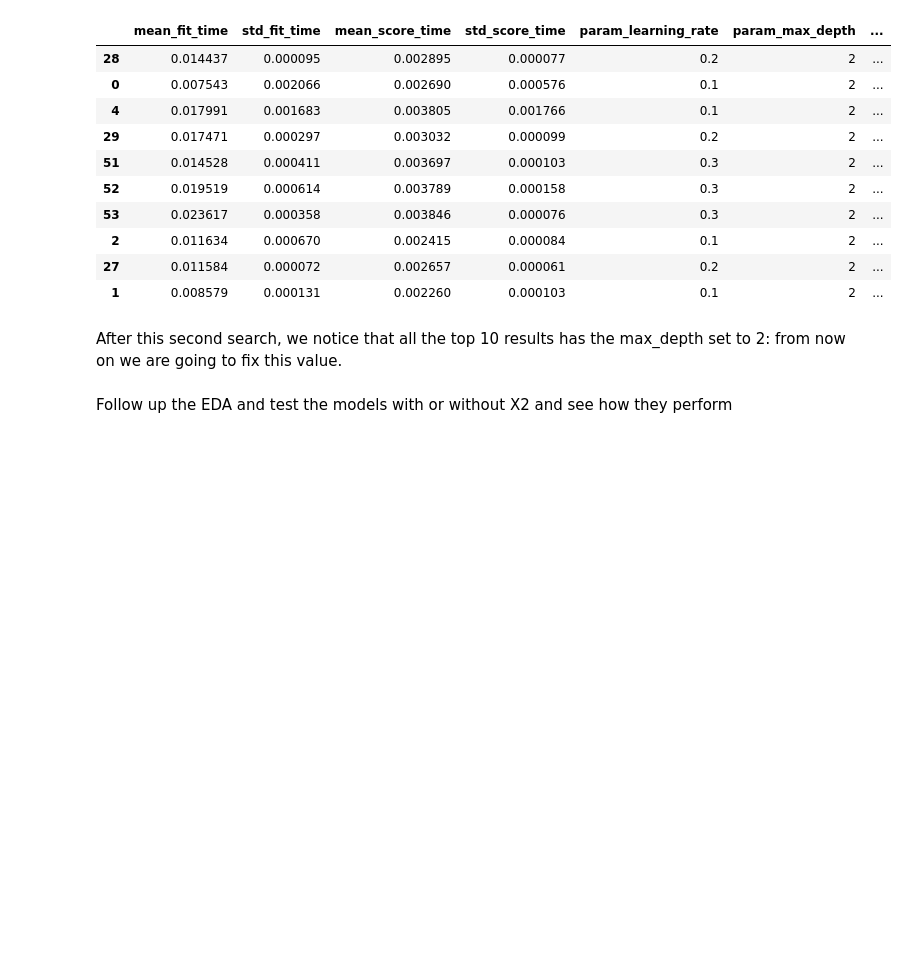
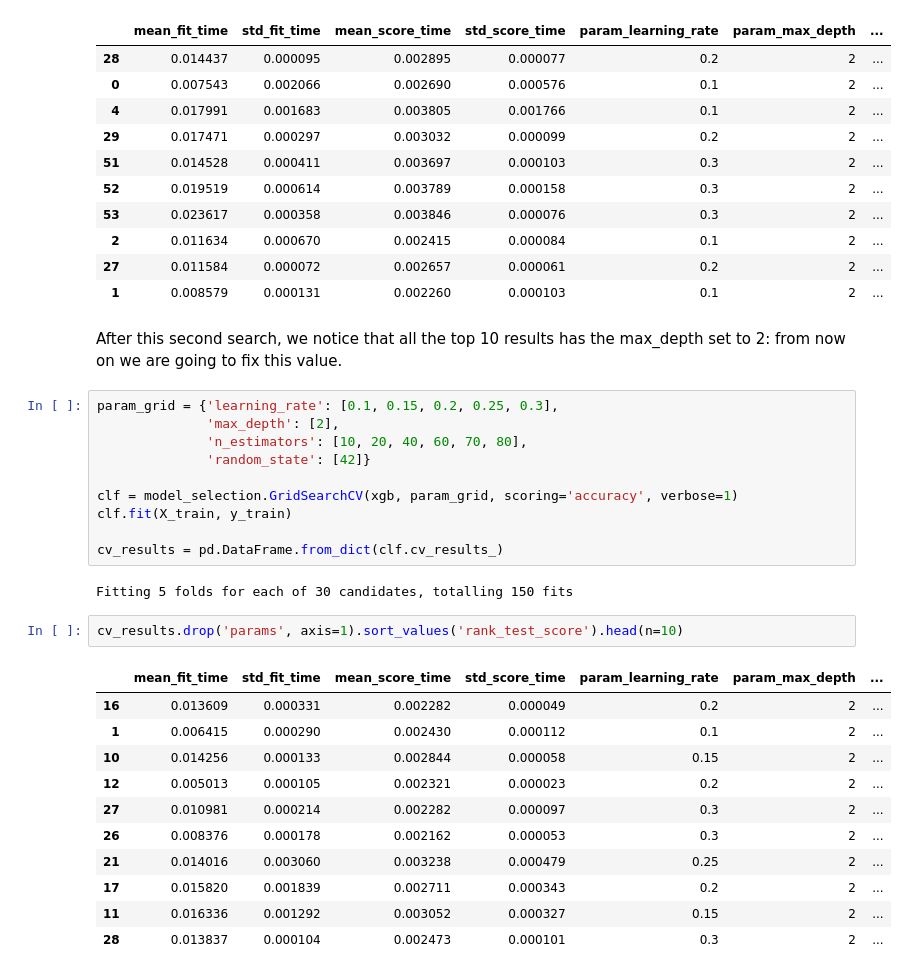
Before and after one commit to Ilvecho/Happy-Customers, a Jupyter notebook: Notebook_for_dev.ipynb, the cells around one changed output. Drawn from its saved outputs; the diff is of its cells as text; blank space fills up the shorter version.

```diff
--- a/Notebook_for_dev.ipynb
+++ b/Notebook_for_dev.ipynb
@@ -613,5 +548,29 @@ cv_results.drop('params', axis=1).sort_values('rank_test_score').head(n=10)
 | 1 | 0.008579 | 0.000131 | 0.002260 | 0.000103 | 0.1 | 2 | ... |
 # %% [markdown]
 After this second search, we notice that all the top 10 results has the max_depth set to 2: from now on we are going to fix this value.
-# %% [markdown]
-Follow up the EDA and test the models with or without X2 and see how they perform
+# %%
+param_grid = {'learning_rate': [0.1, 0.15, 0.2, 0.25, 0.3],
+              'max_depth': [2],
+              'n_estimators': [10, 20, 40, 60, 70, 80],
+              'random_state': [42]}
+
+clf = model_selection.GridSearchCV(xgb, param_grid, scoring='accuracy', verbose=1)
+clf.fit(X_train, y_train)
+
+cv_results = pd.DataFrame.from_dict(clf.cv_results_)
+# %% [output]
+Fitting 5 folds for each of 30 candidates, totalling 150 fits
+# %%
+cv_results.drop('params', axis=1).sort_values('rank_test_score').head(n=10)
+# %% [output]
+|  | mean_fit_time | std_fit_time | mean_score_time | std_score_time | param_learning_rate | param_max_depth | ... |
+| 16 | 0.013609 | 0.000331 | 0.002282 | 0.000049 | 0.2 | 2 | ... |
+| 1 | 0.006415 | 0.000290 | 0.002430 | 0.000112 | 0.1 | 2 | ... |
+| 10 | 0.014256 | 0.000133 | 0.002844 | 0.000058 | 0.15 | 2 | ... |
+| 12 | 0.005013 | 0.000105 | 0.002321 | 0.000023 | 0.2 | 2 | ... |
+| 27 | 0.010981 | 0.000214 | 0.002282 | 0.000097 | 0.3 | 2 | ... |
+| 26 | 0.008376 | 0.000178 | 0.002162 | 0.000053 | 0.3 | 2 | ... |
+| 21 | 0.014016 | 0.003060 | 0.003238 | 0.000479 | 0.25 | 2 | ... |
+| 17 | 0.015820 | 0.001839 | 0.002711 | 0.000343 | 0.2 | 2 | ... |
+| 11 | 0.016336 | 0.001292 | 0.003052 | 0.000327 | 0.15 | 2 | ... |
+| 28 | 0.013837 | 0.000104 | 0.002473 | 0.000101 | 0.3 | 2 | ... |
```
Also changed, not shown: parts of 17 cells of this notebook.
